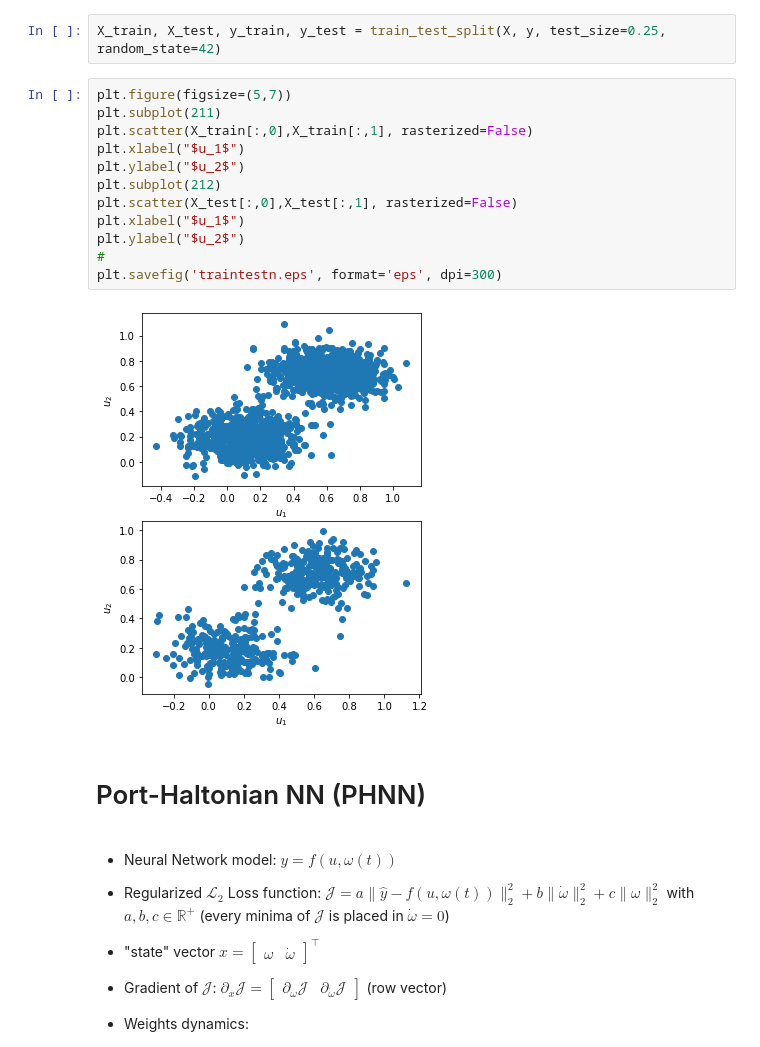
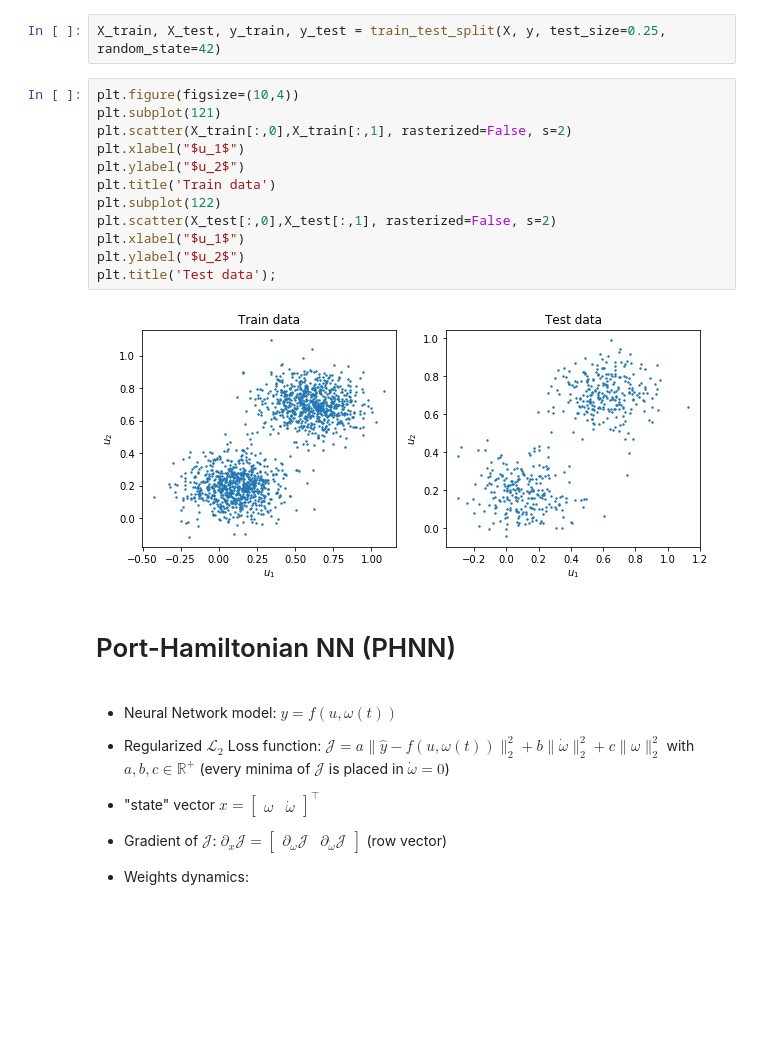
Before and after one commit to Zymrael/PortHamiltonianNN, a Jupyter notebook: 01_simple_net_classification.ipynb, the cells around one changed output. Saved outputs shown, nothing was run; the diff lists cells and outputs as text; blank space fills up the shorter version.

```diff
--- a/01_simple_net_classification.ipynb
+++ b/01_simple_net_classification.ipynb
@@ -62,21 +60,21 @@ y = np.vstack((y1,y2))
 # %%
 X_train, X_test, y_train, y_test = train_test_split(X, y, test_size=0.25, random_state=42)
 # %%
-plt.figure(figsize=(5,7))
-plt.subplot(211)
-plt.scatter(X_train[:,0],X_train[:,1], rasterized=False)
+plt.figure(figsize=(10,4))
+plt.subplot(121)
+plt.scatter(X_train[:,0],X_train[:,1], rasterized=False, s=2)
 plt.xlabel("$u_1$")
 plt.ylabel("$u_2$")
-plt.subplot(212)
-plt.scatter(X_test[:,0],X_test[:,1], rasterized=False)
+plt.title('Train data')
+plt.subplot(122)
+plt.scatter(X_test[:,0],X_test[:,1], rasterized=False, s=2)
 plt.xlabel("$u_1$")
 plt.ylabel("$u_2$")
-#
-plt.savefig('traintestn.eps', format='eps', dpi=300)
+plt.title('Test data');
 # %% [output]
-[figure, old version]
+[figure, new version]
 # %% [markdown]
-# Port-Haltonian NN (PHNN)
+# Port-Hamiltonian NN (PHNN)
 # %% [markdown]
 - Neural Network model: $y = f(u,\omega(t))$
 
```
Also changed, not shown: parts of 20 cells of this notebook, 5 other files.
